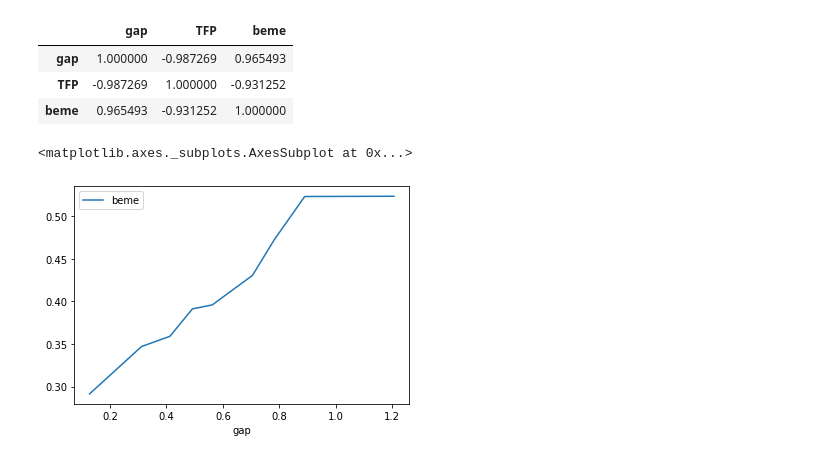
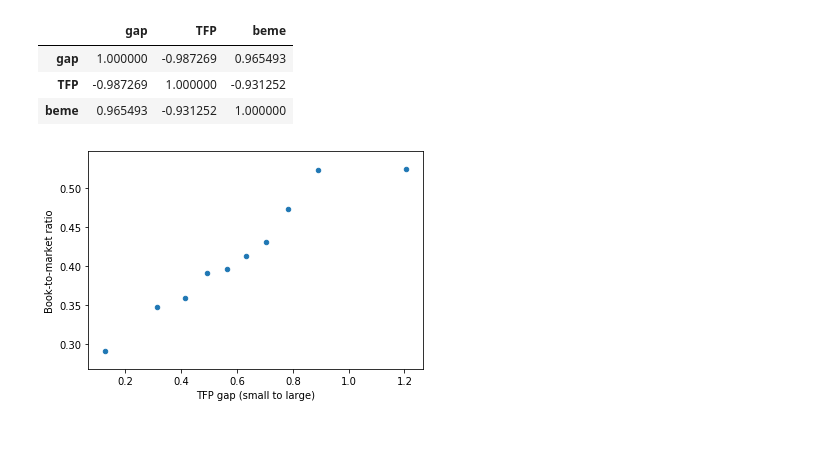
Before and after one commit to pakshingho/ProductivityReturns, a Jupyter notebook: codes/TFP EDA full Compustat sorted by FF48.ipynb, the cells around one changed output. Cells and saved outputs as stored; diff of their text form; code cells hidden in the pictures.

```diff
--- a/codes/TFP EDA full Compustat sorted by FF48.ipynb
+++ b/codes/TFP EDA full Compustat sorted by FF48.ipynb
@@ -793,11 +801,13 @@ overall_sort_df.corr()
 | gap | 1.000000 | -0.987269 | 0.965493 |
 | TFP | -0.987269 | 1.000000 | -0.931252 |
 | beme | 0.965493 | -0.931252 | 1.000000 |
-# %%
-overall_sort_df.plot.line(y='beme',x='gap')
-# %% [output]
-<matplotlib.axes._subplots.AxesSubplot at 0x...>
-[figure, removed]
+# %%
+overall_sort_df.plot.scatter(y='beme',x='gap')
+plt.ylabel('Book-to-market ratio')
+plt.xlabel('TFP gap (small to large)')
+plt.show()
+# %% [output]
+[figure, added]
 # %%
 var_list_keep = ['gvkey', 'fyear', 'ffi48', 'sic', 'beme', 'TFP', 'gap', 'size', 'emp_size', 'lev', 'rdi', 'adi', 'roa', 'roe', 'gpr', 'age']
 # %%
```
Also changed, not shown: parts of 1 cell of this notebook, 1 other file.
